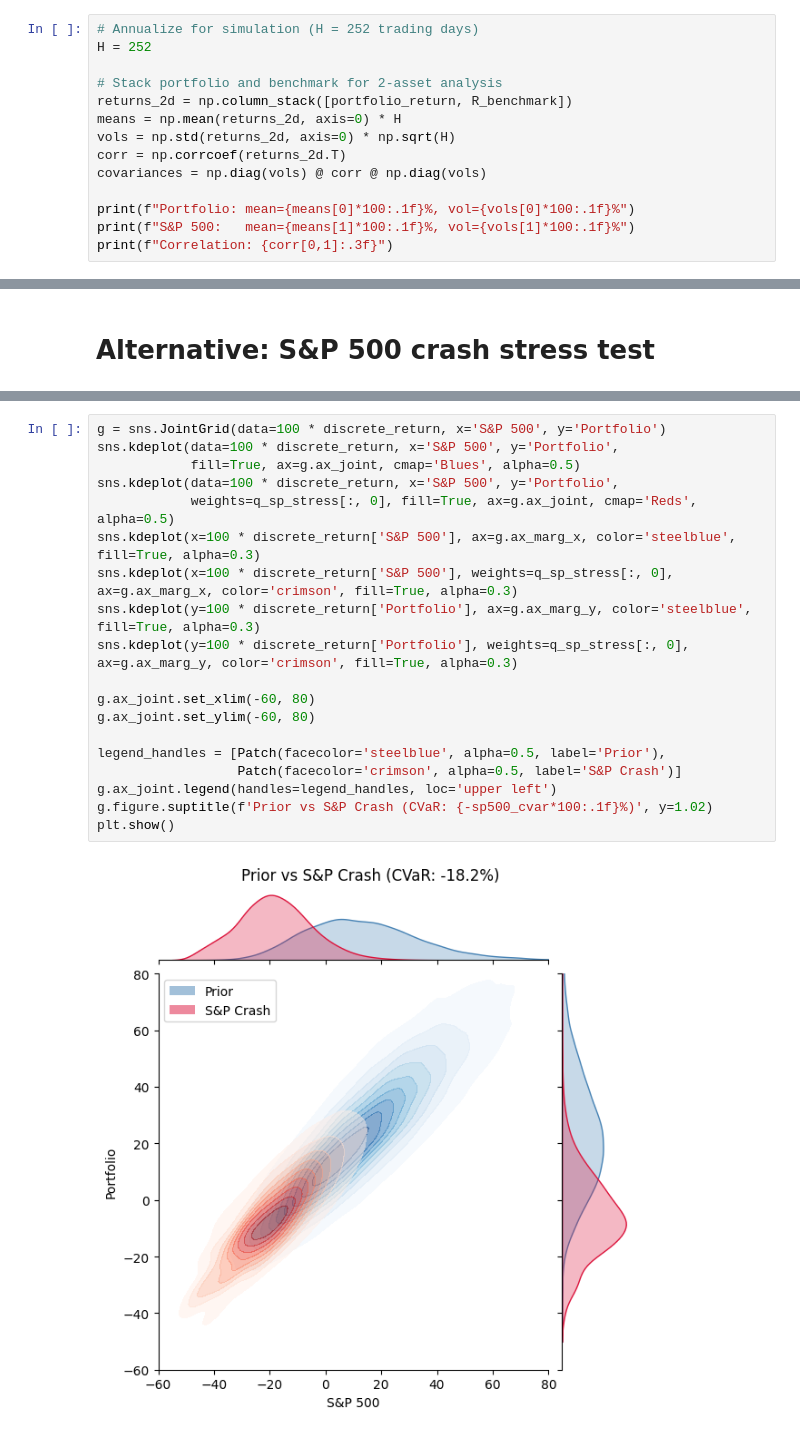
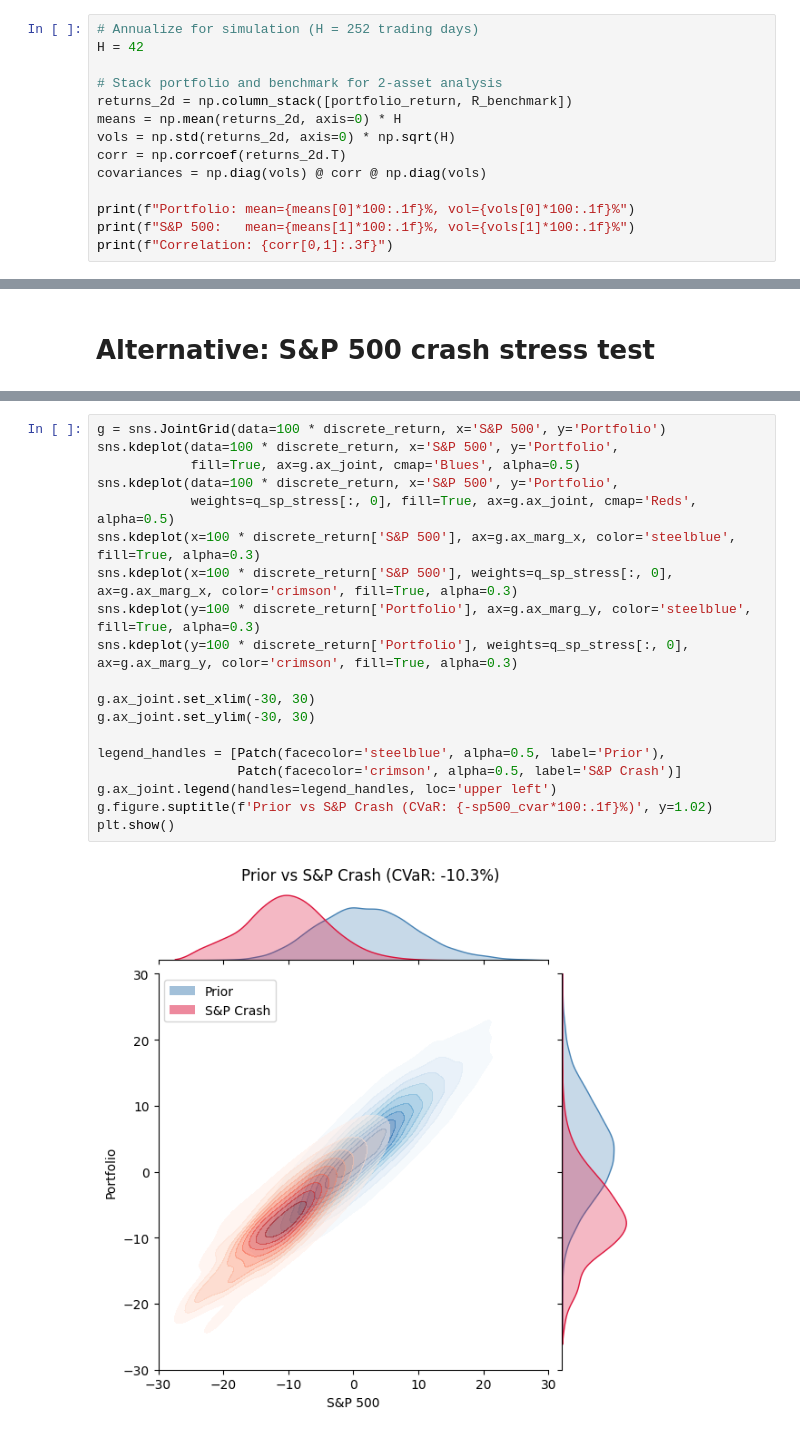
Before and after one commit to galamboslajos/Finance-Working-Files, a Jupyter notebook: Investments_2026/PortfolioStressTest.ipynb, the cells around one changed output, grey strips where cells are left out. Saved outputs shown, nothing was run; the diff lists cells and outputs as text.

```diff
--- a/Investments_2026/PortfolioStressTest.ipynb
+++ b/Investments_2026/PortfolioStressTest.ipynb
@@ -82,7 +82,7 @@ portfolio_return = R_investable @ exposures
 # Specify prior parameters and simulate
 # %%
 # Annualize for simulation (H = 252 trading days)
-H = 252
+H = 42
 
 # Stack portfolio and benchmark for 2-asset analysis
 returns_2d = np.column_stack([portfolio_return, R_benchmark])
@@ -371,21 +415,21 @@ Correlation matrix:
 # %%
 g = sns.JointGrid(data=100 * discrete_return, x='S&P 500', y='Portfolio')
 sns.kdeplot(data=100 * discrete_return, x='S&P 500', y='Portfolio',
             fill=True, ax=g.ax_joint, cmap='Blues', alpha=0.5)
 sns.kdeplot(data=100 * discrete_return, x='S&P 500', y='Portfolio',
             weights=q_sp_stress[:, 0], fill=True, ax=g.ax_joint, cmap='Reds', alpha=0.5)
 sns.kdeplot(x=100 * discrete_return['S&P 500'], ax=g.ax_marg_x, color='steelblue', fill=True, alpha=0.3)
 sns.kdeplot(x=100 * discrete_return['S&P 500'], weights=q_sp_stress[:, 0], ax=g.ax_marg_x, color='crimson', fill=True, alpha=0.3)
 sns.kdeplot(y=100 * discrete_return['Portfolio'], ax=g.ax_marg_y, color='steelblue', fill=True, alpha=0.3)
 sns.kdeplot(y=100 * discrete_return['Portfolio'], weights=q_sp_stress[:, 0], ax=g.ax_marg_y, color='crimson', fill=True, alpha=0.3)
 
-g.ax_joint.set_xlim(-60, 80)
-g.ax_joint.set_ylim(-60, 80)
+g.ax_joint.set_xlim(-30, 30)
+g.ax_joint.set_ylim(-30, 30)
 
 legend_handles = [Patch(facecolor='steelblue', alpha=0.5, label='Prior'),
                   Patch(facecolor='crimson', alpha=0.5, label='S&P Crash')]
 g.ax_joint.legend(handles=legend_handles, loc='upper left')
 g.figure.suptitle(f'Prior vs S&P Crash (CVaR: {-sp500_cvar*100:.1f}%)', y=1.02)
 plt.show()
 # %% [output]
-[figure, old version]
+[figure, new version]
```
Also changed, not shown: parts of 17 cells of this notebook.
